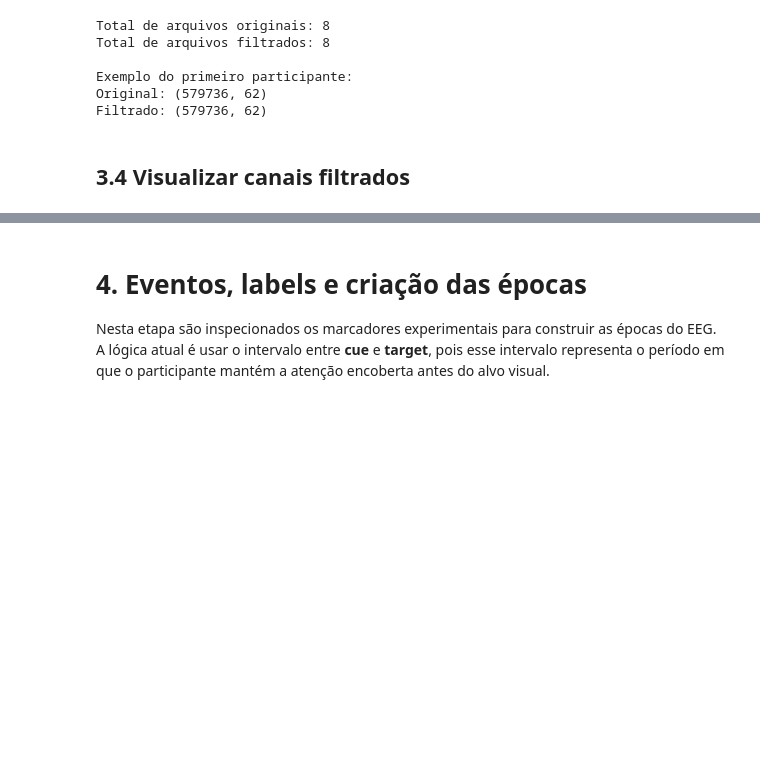
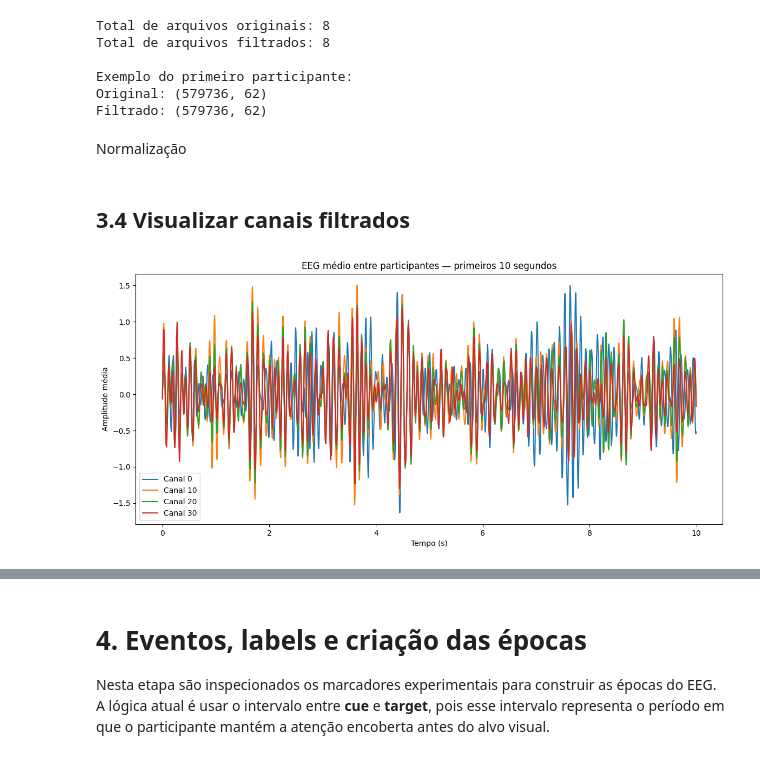
Before and after one commit to amandachipolito/Trabalho-BCI, a Jupyter notebook: main.ipynb, the cells around one changed output, grey strips where cells are left out. Saved outputs shown, nothing was run; the diff lists cells and outputs as text; code cells hidden in the pictures; blank space fills up the shorter version.

```diff
--- a/main.ipynb
+++ b/main.ipynb
@@ -258,6 +256,55 @@ Total de arquivos filtrados: 8
 Exemplo do primeiro participante:
 Original: (579736, 62)
 Filtrado: (579736, 62)
+# %% [markdown]
+Normalização
+# %%
+import numpy as np
+
+data_filtrada_norm = []
+
+for X in data_filtrada:
+    # z-score por canal
+    mean = np.mean(X, axis=0, keepdims=True)
+    std = np.std(X, axis=0, keepdims=True)
+
+    # evitar divisão por zero
+    std[std == 0] = 1
+
+    X_norm = (X - mean) / std
+
+    data_filtrada_norm.append(X_norm)
 # %% [markdown]
 ## 3.4 Visualizar canais filtrados
+# %%
+import numpy as np
+import matplotlib.pyplot as plt
+
+# Preparando os arrays
+min_len = min([X.shape[0] for X in data_filtrada_norm]) # Os arrays precisam ser do mesmo tamanho
+dados_cortados = [X[:min_len, :] for X in data_filtrada_norm]
+dados_array = np.stack(dados_cortados, axis=0)
+media_participantes = np.mean(dados_array, axis=0)
+
+fs = 200
+tempo = np.arange(min_len) / fs
+
+canais_para_plotar = [0, 10, 20, 30]
+
+plt.figure(figsize=(14,6))
+
+for canal in canais_para_plotar:
+    plt.plot(
+        tempo[:2000],
+        media_participantes[:2000, canal],
+        label=f"Canal {canal}"
+    )
+
+plt.xlabel("Tempo (s)")
+plt.ylabel("Amplitude média")
+plt.title("EEG médio entre participantes — primeiros 10 segundos")
+plt.legend()
+plt.show()
+# %% [output]
+[figure, added]
 # %%
```
Also changed, not shown: parts of 16 cells of this notebook.
